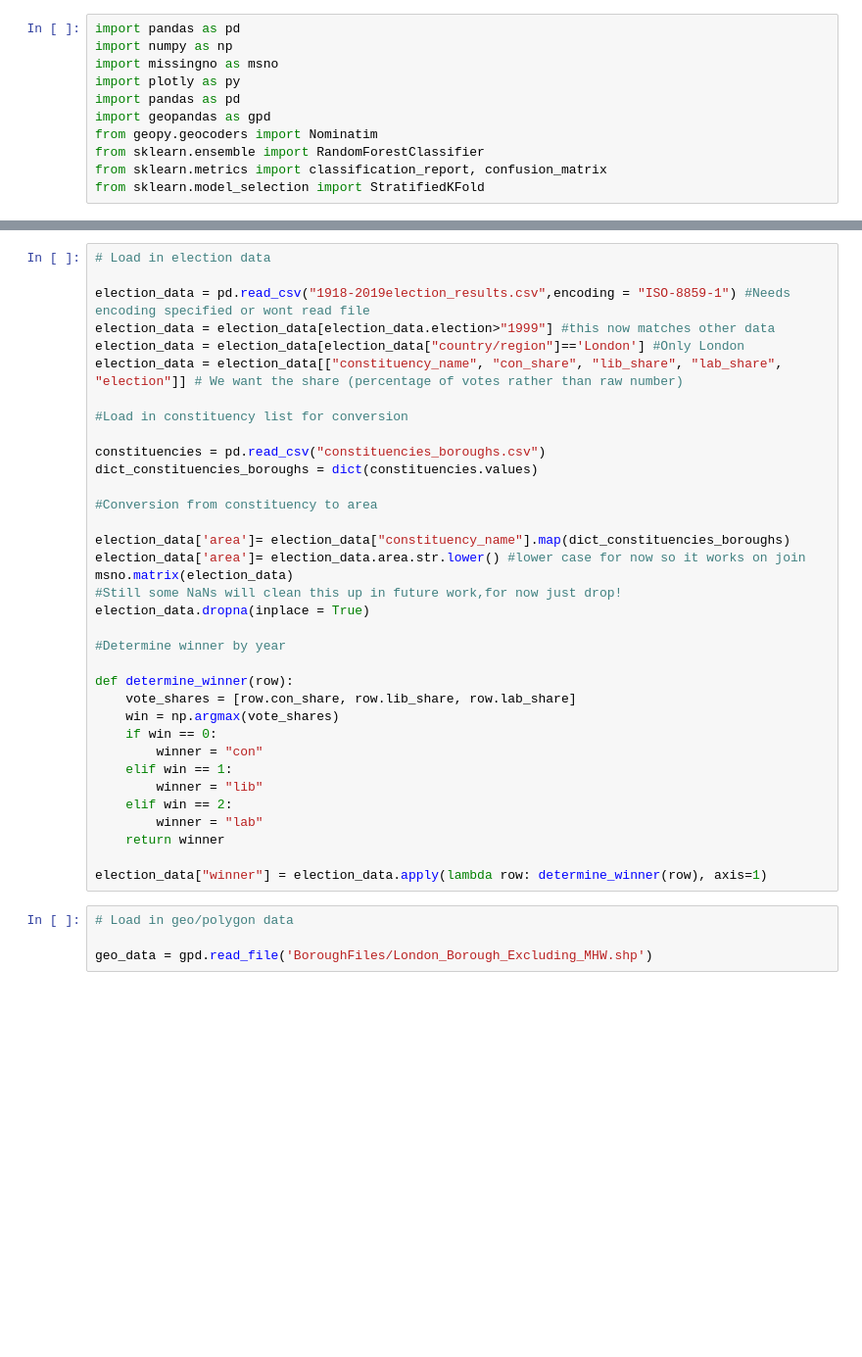
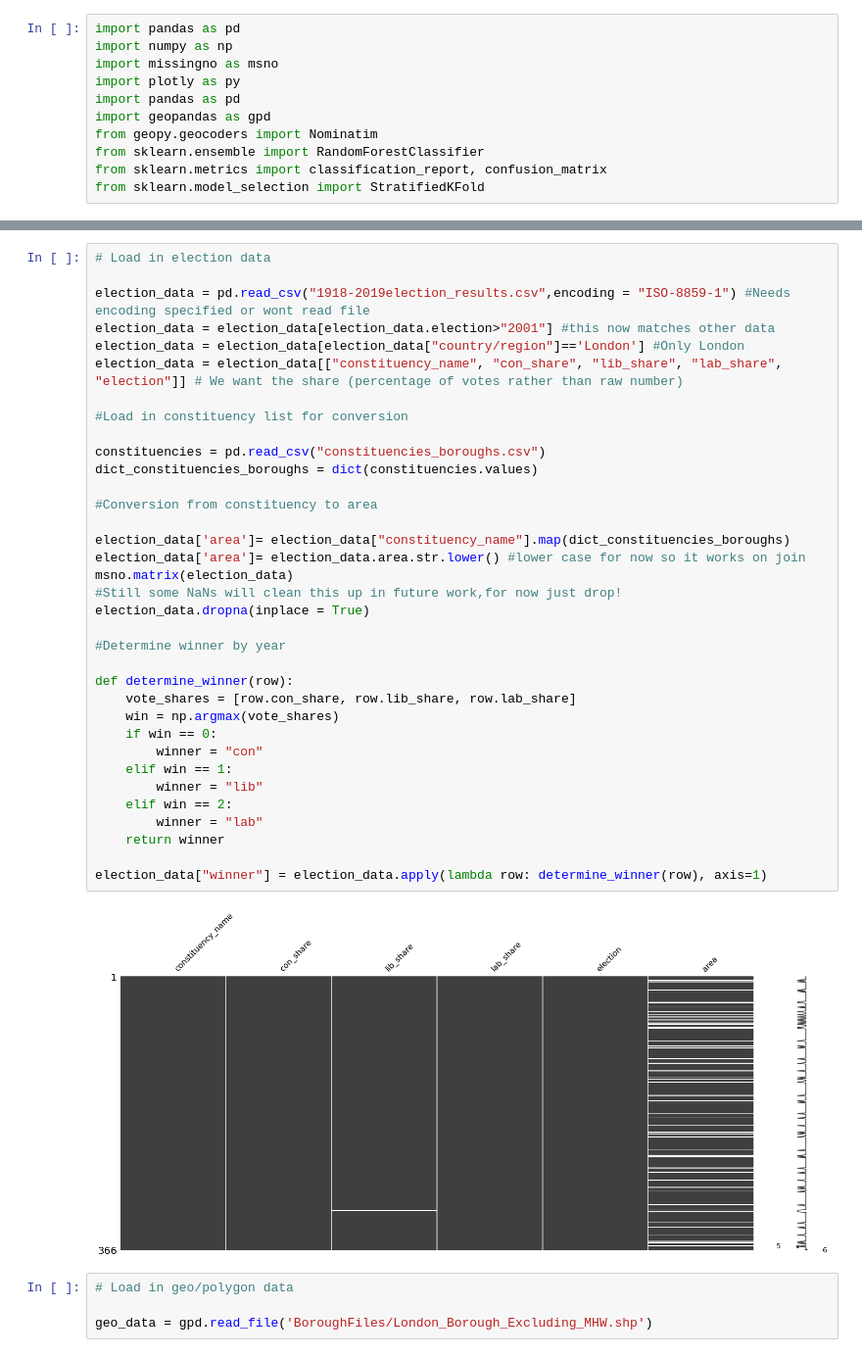
Before and after one commit to bdawton/tableau_visualisation_london, a Jupyter notebook: london.ipynb, the cells around one changed output, grey strips where cells are left out. Shown at 98% size. Saved outputs shown, nothing was run; the diff lists cells and outputs as text; blank space fills up the shorter version.

Commit message:
work to date on london visualisation (latest version not deployed, you need tstill fix last area cunk and decide best colour scheme)

```diff
--- a/london.ipynb
+++ b/london.ipynb
@@ -36,37 +40,39 @@ msno.matrix(house_data)
 # Load in election data
 
 election_data = pd.read_csv("1918-2019election_results.csv",encoding = "ISO-8859-1") #Needs encoding specified or wont read file
-election_data = election_data[election_data.election>"1999"] #this now matches other data
+election_data = election_data[election_data.election>"2001"] #this now matches other data
 election_data = election_data[election_data["country/region"]=='London'] #Only London
 election_data = election_data[["constituency_name", "con_share", "lib_share", "lab_share", "election"]] # We want the share (percentage of votes rather than raw number)
 
 #Load in constituency list for conversion
 
 constituencies = pd.read_csv("constituencies_boroughs.csv")
 dict_constituencies_boroughs = dict(constituencies.values)
 
 #Conversion from constituency to area
 
 election_data['area']= election_data["constituency_name"].map(dict_constituencies_boroughs)
 election_data['area']= election_data.area.str.lower() #lower case for now so it works on join
 msno.matrix(election_data)
 #Still some NaNs will clean this up in future work,for now just drop!
 election_data.dropna(inplace = True)
 
 #Determine winner by year
 
 def determine_winner(row):
     vote_shares = [row.con_share, row.lib_share, row.lab_share]
     win = np.argmax(vote_shares)
     if win == 0:
         winner = "con"
     elif win == 1:
         winner = "lib"
     elif win == 2:
         winner = "lab"
     return winner
 
 election_data["winner"] = election_data.apply(lambda row: determine_winner(row), axis=1)
+# %% [output]
+[figure, added]
 # %%
 # Load in geo/polygon data
 
```
Also changed, not shown: parts of 12 cells of this notebook, 6 other files.
